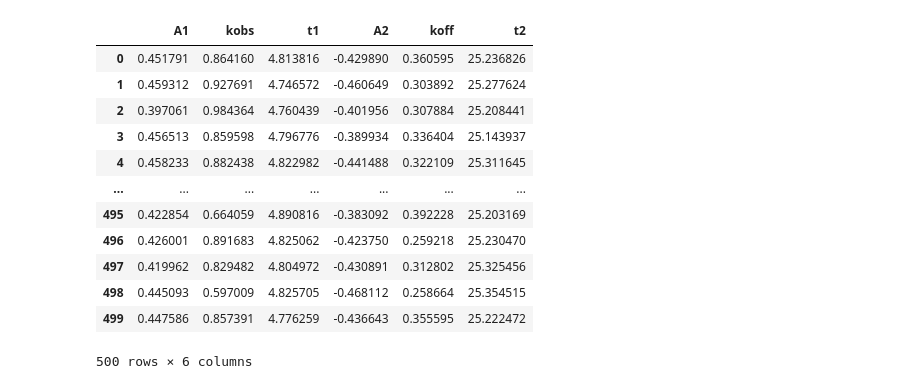
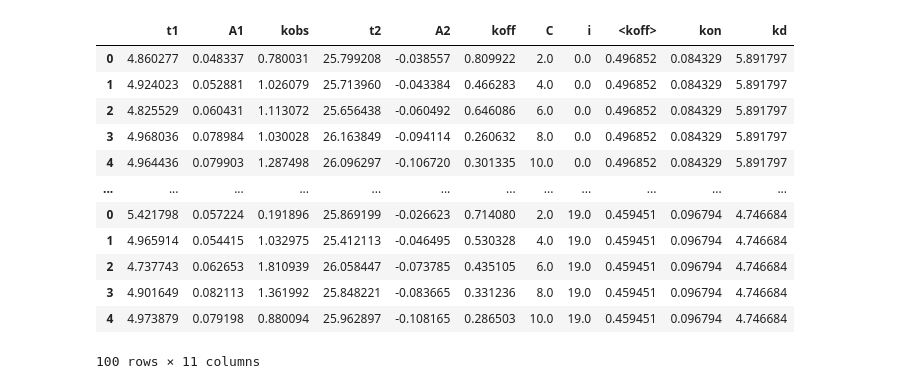
Before and after one commit to ximeg/stopped-flow-kinetic-analysis, a Jupyter notebook: scripts/sandbox.ipynb, the cells around one changed output. Drawn from its saved outputs; the diff is of its cells as text; code cells hidden in the pictures.

Commit message:
Some rudimentary bootstrapping in sandbox

```diff
--- a/scripts/sandbox.ipynb
+++ b/scripts/sandbox.ipynb
@@ -26,24 +0,0 @@ tf.ggplot()
-# %%
-# Bootstrap prototype
-
-l = []
-for i in range(500):
-    popdata = PopData(ar[np.random.choice(ar.shape[0], 500, replace=True)])
-    tf = TransitionFitting(popdata, t1=4.85, t2=25.4, t3=45, time_margin=.1)
-    l.append(tf.k)
-df = pd.DataFrame(l)
-df
-# %% [output]
-|  | A1 | kobs | t1 | A2 | koff | t2 |
-| 0 | 0.451791 | 0.864160 | 4.813816 | -0.429890 | 0.360595 | 25.236826 |
-| 1 | 0.459312 | 0.927691 | 4.746572 | -0.460649 | 0.303892 | 25.277624 |
-| 2 | 0.397061 | 0.984364 | 4.760439 | -0.401956 | 0.307884 | 25.208441 |
-| 3 | 0.456513 | 0.859598 | 4.796776 | -0.389934 | 0.336404 | 25.143937 |
-| 4 | 0.458233 | 0.882438 | 4.822982 | -0.441488 | 0.322109 | 25.311645 |
-| ... | ... | ... | ... | ... | ... | ... |
-| 495 | 0.422854 | 0.664059 | 4.890816 | -0.383092 | 0.392228 | 25.203169 |
-| 496 | 0.426001 | 0.891683 | 4.825062 | -0.423750 | 0.259218 | 25.230470 |
-| 497 | 0.419962 | 0.829482 | 4.804972 | -0.430891 | 0.312802 | 25.325456 |
-| 498 | 0.445093 | 0.597009 | 4.825705 | -0.468112 | 0.258664 | 25.354515 |
-| 499 | 0.447586 | 0.857391 | 4.776259 | -0.436643 | 0.355595 | 25.222472 |
-500 rows × 6 columns
@@ -49,0 +8,50 @@ df
+# %%
+bootstrap_iterations = 20
+bootstrap_traces = 2000
+# %%
+data = {int(os.path.basename(f)[:2]) : np.genfromtxt(f, delimiter=',') for f in glob("../data/A/idealized_traces/*uM.csv")}
+# %%
+def line_func(x, a, b):
+    return a * x + b
+# %%
+fit_results = []
+for i in range(bootstrap_iterations):
+    c_df = []
+    for C, ar in data.items():
+        popdata = PopData(ar[np.random.choice(ar.shape[0], bootstrap_traces, replace=True)])
+        tf = TransitionFitting(popdata, t1=4.85, t2=25.4, t3=35, time_margin=.1)
+        tf.k['C'] = C
+        tf.k['i'] = i
+
+        if tf.k.koff > 8:
+            print("fitting issue")
+            tf.ggplot().save(f"{C:02d}_{i:03d}.png")
+
+        c_df.append(tf.k)
+
+    c_df = pd.DataFrame(c_df)
+
+    # now find kon and kd
+    koff = c_df.koff.mean()
+    c_df["<koff>"] = koff
+    kon = curve_fit(lambda x, a: line_func(x, a, koff), c_df.C, c_df.kobs, p0=[0])[0][0]
+    c_df['kon'] = kon
+    c_df['kd'] = koff/kon
+    fit_results.append(c_df)
+
+df = pd.concat(fit_results)
+df
+# %% [output]
+|  | t1 | A1 | kobs | t2 | A2 | koff | C | i | <koff> | kon | kd |
+| 0 | 4.860277 | 0.048337 | 0.780031 | 25.799208 | -0.038557 | 0.809922 | 2.0 | 0.0 | 0.496852 | 0.084329 | 5.891797 |
+| 1 | 4.924023 | 0.052881 | 1.026079 | 25.713960 | -0.043384 | 0.466283 | 4.0 | 0.0 | 0.496852 | 0.084329 | 5.891797 |
+| 2 | 4.825529 | 0.060431 | 1.113072 | 25.656438 | -0.060492 | 0.646086 | 6.0 | 0.0 | 0.496852 | 0.084329 | 5.891797 |
+| 3 | 4.968036 | 0.078984 | 1.030028 | 26.163849 | -0.094114 | 0.260632 | 8.0 | 0.0 | 0.496852 | 0.084329 | 5.891797 |
+| 4 | 4.964436 | 0.079903 | 1.287498 | 26.096297 | -0.106720 | 0.301335 | 10.0 | 0.0 | 0.496852 | 0.084329 | 5.891797 |
+| ... | ... | ... | ... | ... | ... | ... | ... | ... | ... | ... | ... |
+| 0 | 5.421798 | 0.057224 | 0.191896 | 25.869199 | -0.026623 | 0.714080 | 2.0 | 19.0 | 0.459451 | 0.096794 | 4.746684 |
+| 1 | 4.965914 | 0.054415 | 1.032975 | 25.412113 | -0.046495 | 0.530328 | 4.0 | 19.0 | 0.459451 | 0.096794 | 4.746684 |
+| 2 | 4.737743 | 0.062653 | 1.810939 | 26.058447 | -0.073785 | 0.435105 | 6.0 | 19.0 | 0.459451 | 0.096794 | 4.746684 |
+| 3 | 4.901649 | 0.082113 | 1.361992 | 25.848221 | -0.083665 | 0.331236 | 8.0 | 19.0 | 0.459451 | 0.096794 | 4.746684 |
+| 4 | 4.973879 | 0.079198 | 0.880094 | 25.962897 | -0.108165 | 0.286503 | 10.0 | 19.0 | 0.459451 | 0.096794 | 4.746684 |
+100 rows × 11 columns
```
Also changed, not shown: parts of 9 cells of this notebook.
